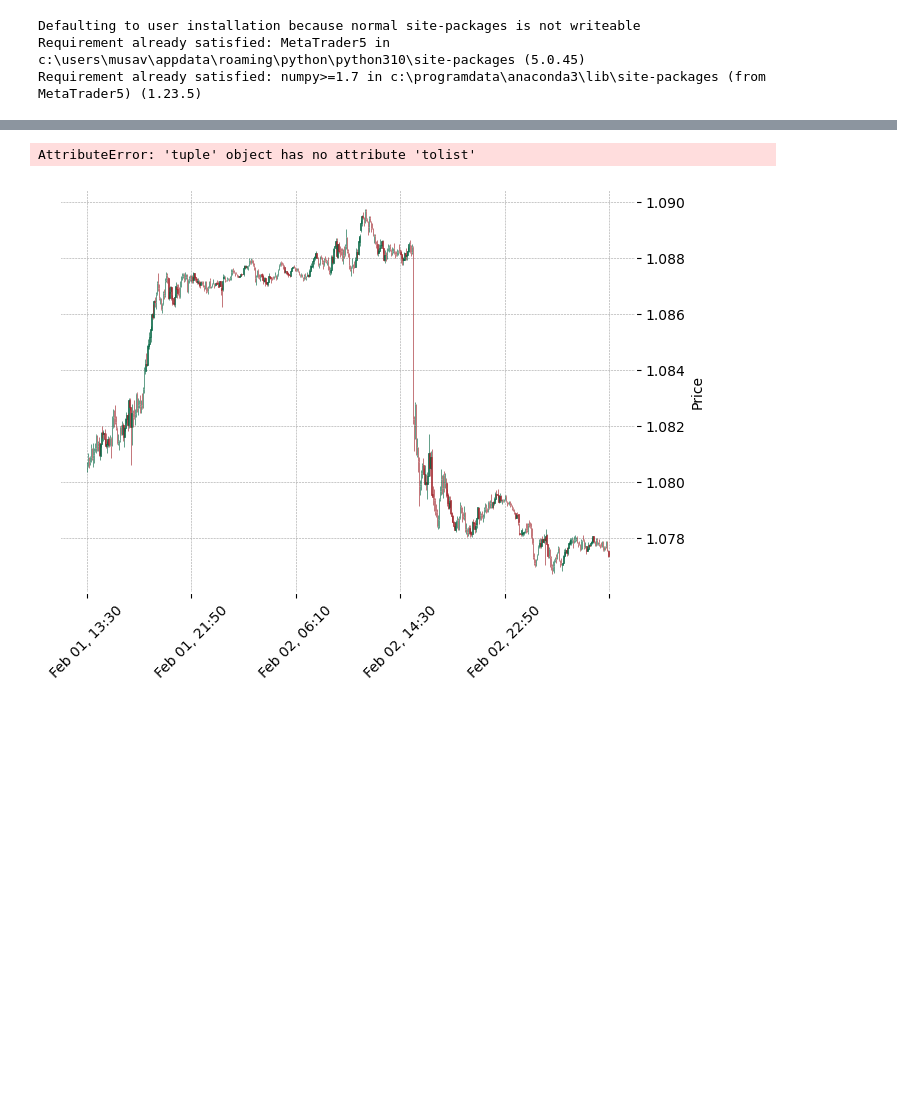
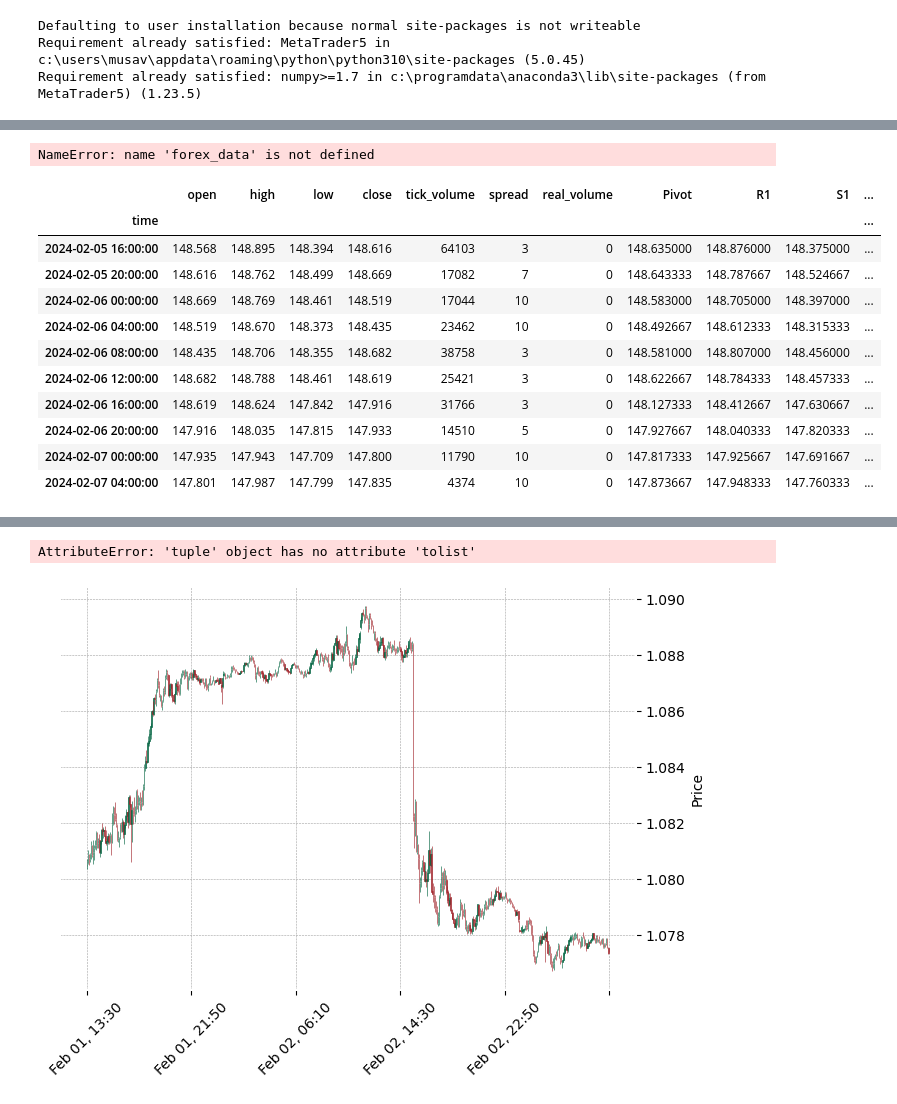
Before and after one commit to Musavirkhaliq/forex, a Jupyter notebook: Support Resistance.ipynb, the cells around one changed output, grey strips where cells are left out. Drawn from its saved outputs; the diff is of its cells as text; code cells hidden in the pictures; blank space fills up the shorter version.

```diff
--- a/Support Resistance.ipynb
+++ b/Support Resistance.ipynb
@@ -299,0 +509,16 @@ Overall sentiment: BUY
+# %%
+import pandas as pd
+import mplfinance as mpf
+
+
+# Plotting candlestick chart
+mpf.plot(forex_data.tail(500), type='candle', style='charles', volume=False)
+data.columns
+# %% [output]
+NameError: name 'forex_data' is not defined
+# %%
+def tradable_volume(data,loss,capital):
+    # ATR_avg = data['high'] - data['low']
+    data['loss/profit'] = data['ATR_avg'] * 100000*loss
+    data['t_volume'] = (loss*capital)/(data['ATR_avg']*100000)
+    return data
@@ -299,0 +530,15 @@ Overall sentiment: BUY
+# %%
+tradable_volume(data,0.2,1000).tail(10)
+# %% [output]
+|  | open | high | low | close | tick_volume | spread | real_volume | Pivot | R1 | S1 | ... |
+| time |  |  |  |  |  |  |  |  |  |  | ... |
+| 2024-02-05 16:00:00 | 148.568 | 148.895 | 148.394 | 148.616 | 64103 | 3 | 0 | 148.635000 | 148.876000 | 148.375000 | ... |
+| 2024-02-05 20:00:00 | 148.616 | 148.762 | 148.499 | 148.669 | 17082 | 7 | 0 | 148.643333 | 148.787667 | 148.524667 | ... |
+| 2024-02-06 00:00:00 | 148.669 | 148.769 | 148.461 | 148.519 | 17044 | 10 | 0 | 148.583000 | 148.705000 | 148.397000 | ... |
+| 2024-02-06 04:00:00 | 148.519 | 148.670 | 148.373 | 148.435 | 23462 | 10 | 0 | 148.492667 | 148.612333 | 148.315333 | ... |
+| 2024-02-06 08:00:00 | 148.435 | 148.706 | 148.355 | 148.682 | 38758 | 3 | 0 | 148.581000 | 148.807000 | 148.456000 | ... |
+| 2024-02-06 12:00:00 | 148.682 | 148.788 | 148.461 | 148.619 | 25421 | 3 | 0 | 148.622667 | 148.784333 | 148.457333 | ... |
+| 2024-02-06 16:00:00 | 148.619 | 148.624 | 147.842 | 147.916 | 31766 | 3 | 0 | 148.127333 | 148.412667 | 147.630667 | ... |
+| 2024-02-06 20:00:00 | 147.916 | 148.035 | 147.815 | 147.933 | 14510 | 5 | 0 | 147.927667 | 148.040333 | 147.820333 | ... |
+| 2024-02-07 00:00:00 | 147.935 | 147.943 | 147.709 | 147.800 | 11790 | 10 | 0 | 147.817333 | 147.925667 | 147.691667 | ... |
+| 2024-02-07 04:00:00 | 147.801 | 147.987 | 147.799 | 147.835 | 4374 | 10 | 0 | 147.873667 | 147.948333 | 147.760333 | ... |
```
Also changed, not shown: parts of 10 cells of this notebook, 1 other file.
